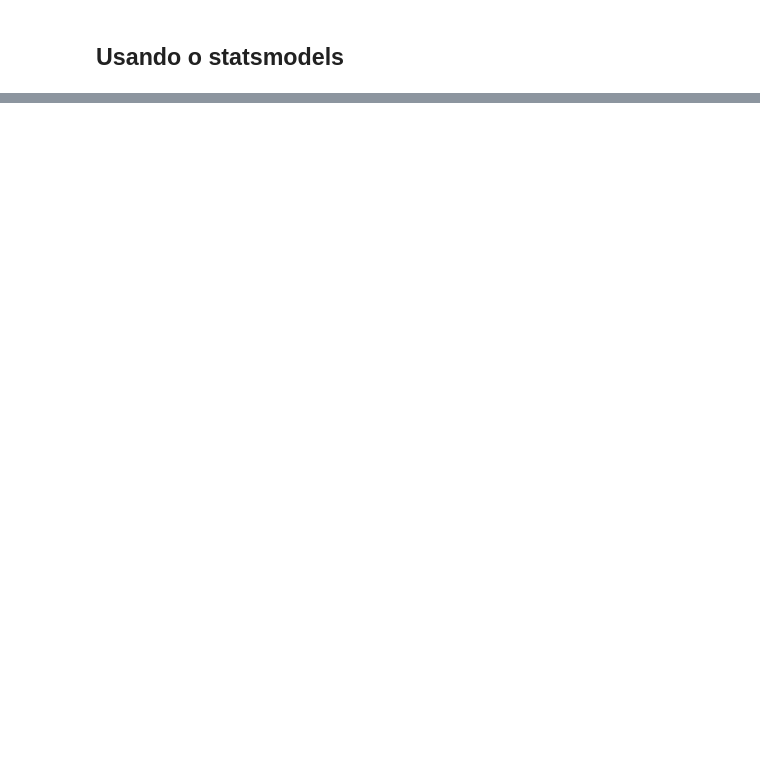
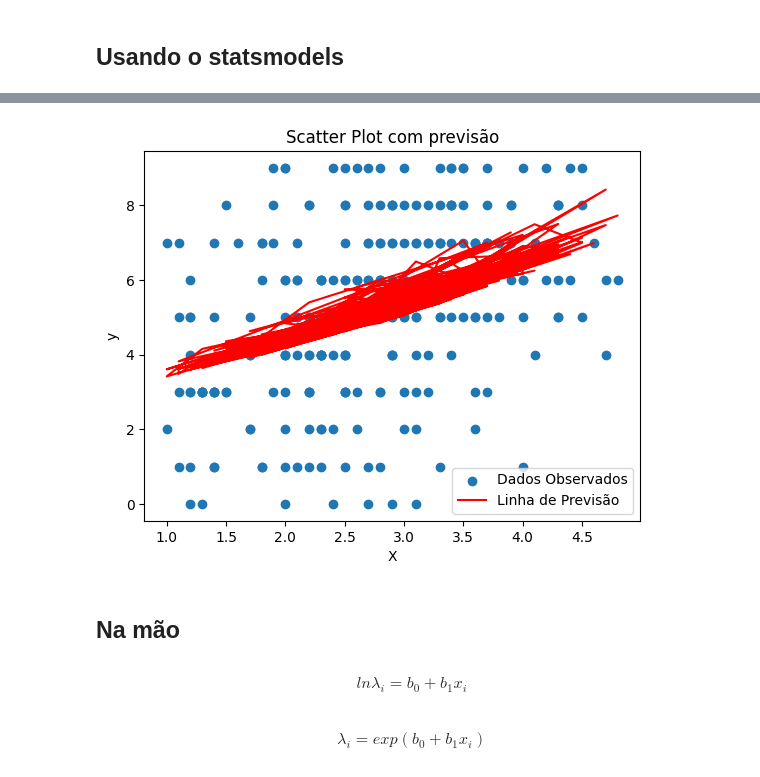
Before and after one commit to FelipeMMMendes/TrabalhoOCD, a Jupyter notebook: scripts/PythonCode.ipynb, the cells around one changed output, grey strips where cells are left out. Cells and saved outputs as stored; diff of their text form; code cells hidden in the pictures; blank space fills up the shorter version.

```diff
--- a/scripts/PythonCode.ipynb
+++ b/scripts/PythonCode.ipynb
@@ -75,0 +203,6 @@ None
+# %%
+#instancia o modelo (parecido com R)
+modelSM = smf.glm(formula="Gigs ~ Sex + Love_music + Age",data=df, family=sm.families.Poisson())
+# %%
+#treina o modelo
+result = modelSM.fit()
@@ -75,0 +232,21 @@ None
+# %%
+# adiciona uma coluna de uns para a interceptação no modelo
+X_with_intercept = sm.add_constant(x)
+# %%
+# gera previsoes do modelo
+predictions = result.predict(X_with_intercept)
+
+# cria um gráfico de dispersão com a linha de previsão
+plt.scatter(x['Love_music'], y, label='Dados Observados')
+plt.plot(x['Love_music'], predictions, color='red', label='Linha de Previsão')
+
+# adiciona legendas, rótulos aos eixos e um título e exibe o grafico
+plt.xlabel('X')
+plt.ylabel('y')
+plt.title('Scatter Plot com previsão')
+plt.legend()
+plt.show()
+# %% [output]
+[figure, added]
+# %% [markdown]
+## Na mão
@@ -75,0 +255,4 @@ None
+# %% [markdown]
+$$ lnλ_i = b_0 + b_1x_i $$
+# %% [markdown]
+$$ λ_i = exp(b_0 + b_1x_i) $$
```
Also changed, not shown: parts of 32 cells of this notebook, 2 other files.
